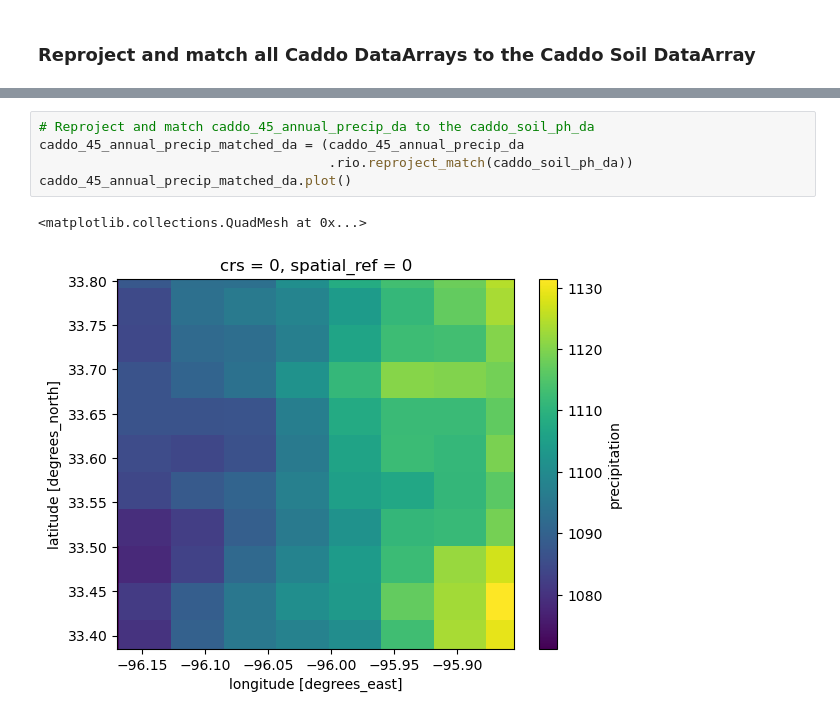
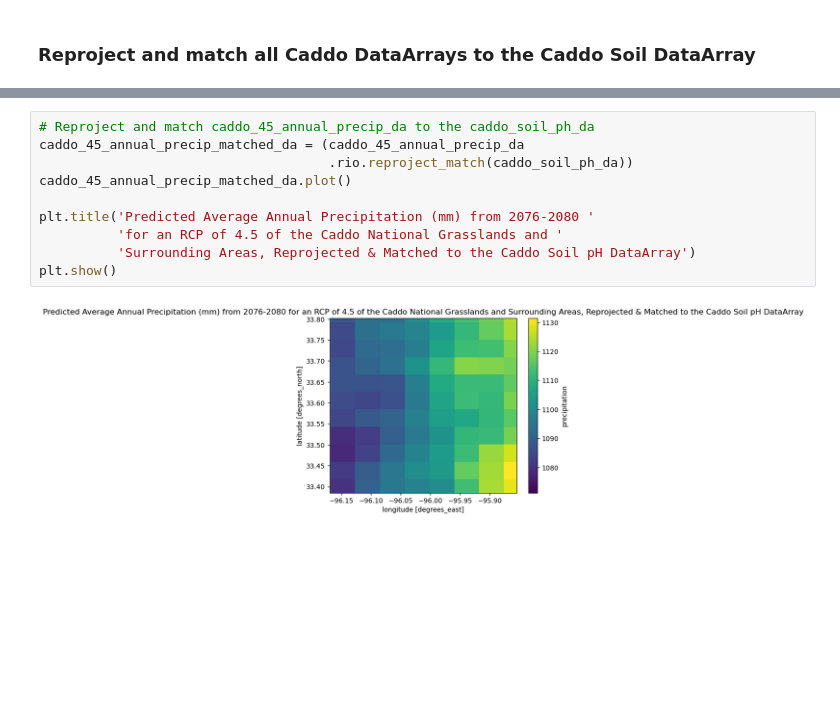
Before and after one commit to hanried/habitat-suitability, a Jupyter notebook: notebooks/04-habitat-suitability-harmonize.ipynb, the cells around one changed output, grey strips where cells are left out. Drawn from its saved outputs; the diff is of its cells as text; blank space fills up the shorter version.

```diff
--- a/notebooks/04-habitat-suitability-harmonize.ipynb
+++ b/notebooks/04-habitat-suitability-harmonize.ipynb
@@ -58,11 +72,15 @@ caddo_aspect_matched_da.plot()
 # %%
 # Reproject and match caddo_45_annual_precip_da to the caddo_soil_ph_da
 caddo_45_annual_precip_matched_da = (caddo_45_annual_precip_da
                                      .rio.reproject_match(caddo_soil_ph_da))
 caddo_45_annual_precip_matched_da.plot()
+
+plt.title('Predicted Average Annual Precipitation (mm) from 2076-2080 '
+          'for an RCP of 4.5 of the Caddo National Grasslands and '
+          'Surrounding Areas, Reprojected & Matched to the Caddo Soil pH DataArray')
+plt.show()
 # %% [output]
-<matplotlib.collections.QuadMesh at 0x...>
-[figure, old version]
+[figure, new version]
 # %%
 # Reproject and match caddo_85_annual_precip_da to the caddo_soil_ph_da
 caddo_85_annual_precip_matched_da = (caddo_85_annual_precip_da
```
Also changed, not shown: parts of 10 cells of this notebook.
